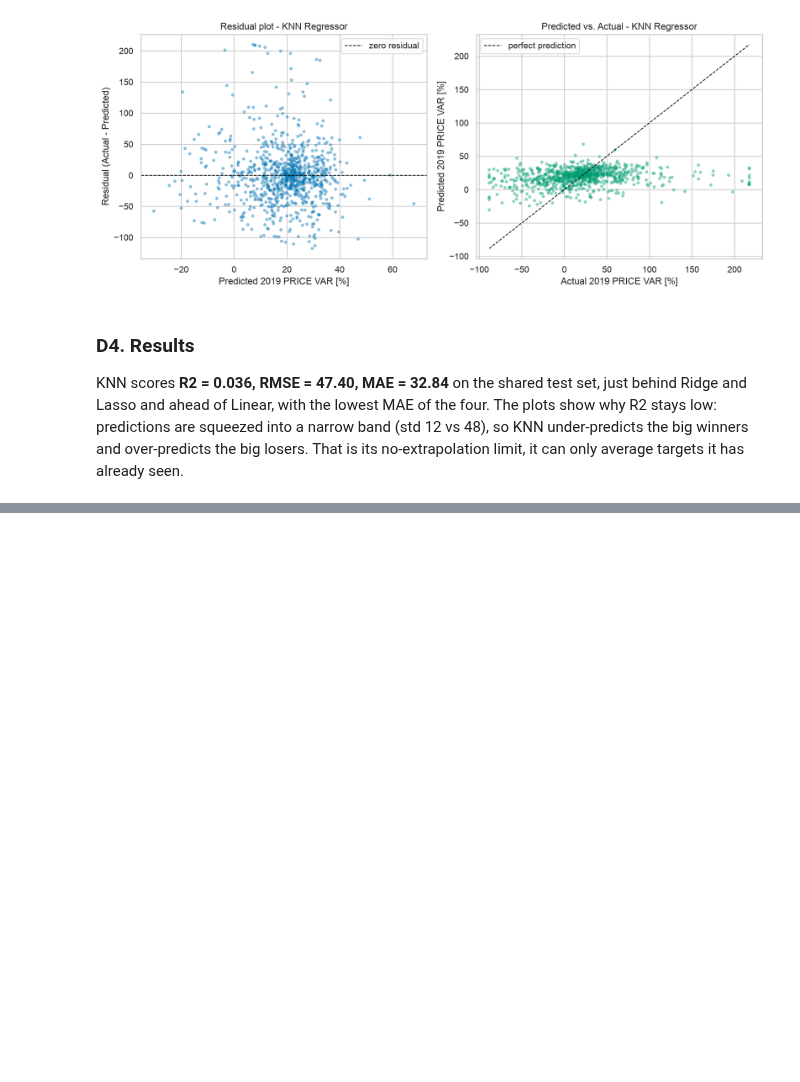
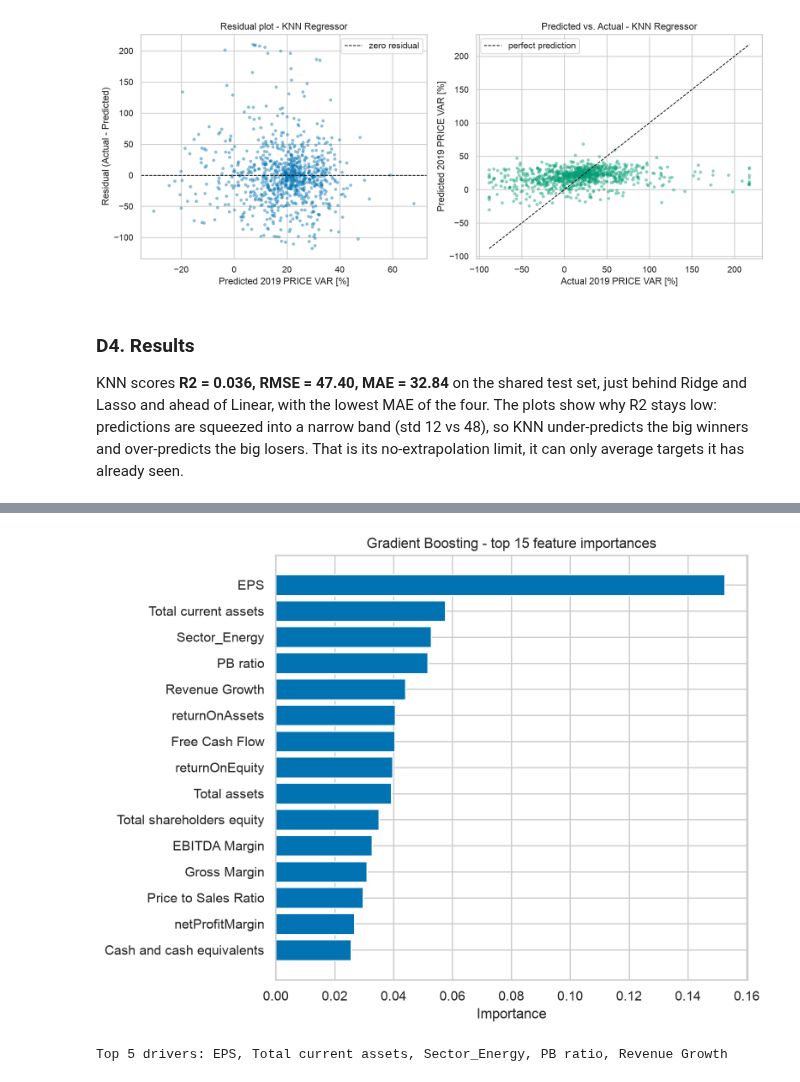
Before and after one commit to DominicKarolPeter/ML-Capstone_project, a Jupyter notebook: notebooks/regression.ipynb, the cells around one changed output, grey strips where cells are left out. Cells and saved outputs as stored; diff of their text form; code cells hidden in the pictures; blank space fills up the shorter version.

```diff
--- a/notebooks/regression.ipynb
+++ b/notebooks/regression.ipynb
@@ -527,0 +637,17 @@ That is its no-extrapolation limit, it can only average targets it has already s
+# %%
+#which fundamentals drive the model: top 15 feature importances
+importances = pd.Series(gbr_best.feature_importances_, index=X_train.columns).sort_values(ascending=False)
+top15 = importances.head(15)[::-1]
+
+plt.figure(figsize=(8, 6), dpi=200)
+plt.barh(top15.index, top15.values, color=sns.color_palette('colorblind')[0])
+plt.xlabel('Importance')
+plt.title('Gradient Boosting - top 15 feature importances')
+plt.tight_layout()
+plt.savefig('figures/Gradient Boosting Regressor/feature_importances.png', dpi=200, bbox_inches='tight')
+plt.show()
+
+print("Top 5 drivers:", ", ".join(importances.head(5).index))
+# %% [output]
+[figure, added]
+Top 5 drivers: EPS, Total current assets, Sector_Energy, PB ratio, Revenue Growth
```
Also changed, not shown: parts of 7 cells of this notebook, 2 other files.
